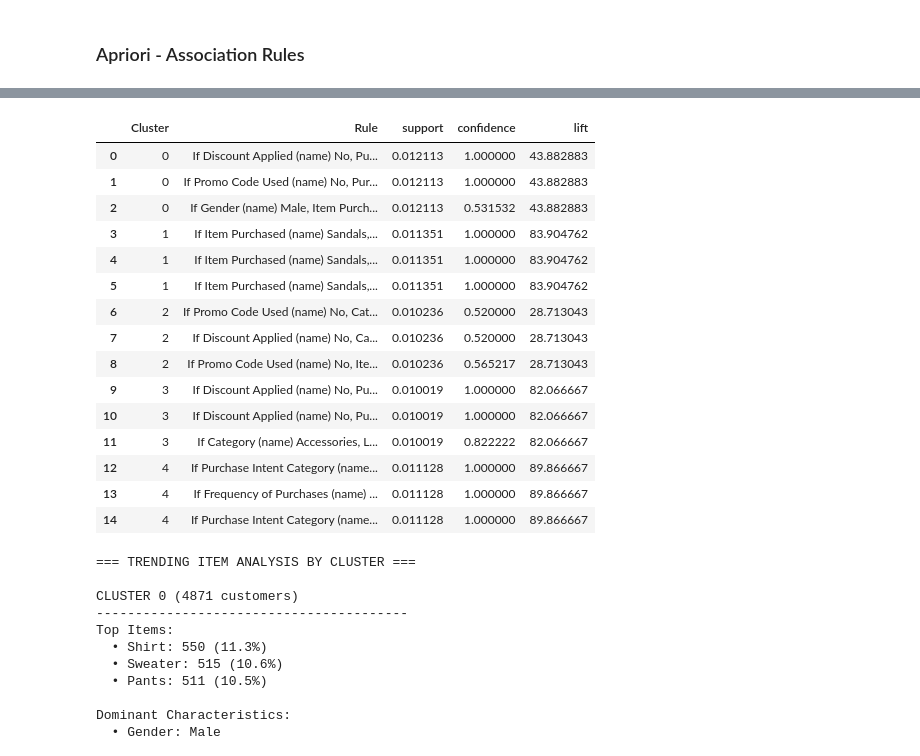
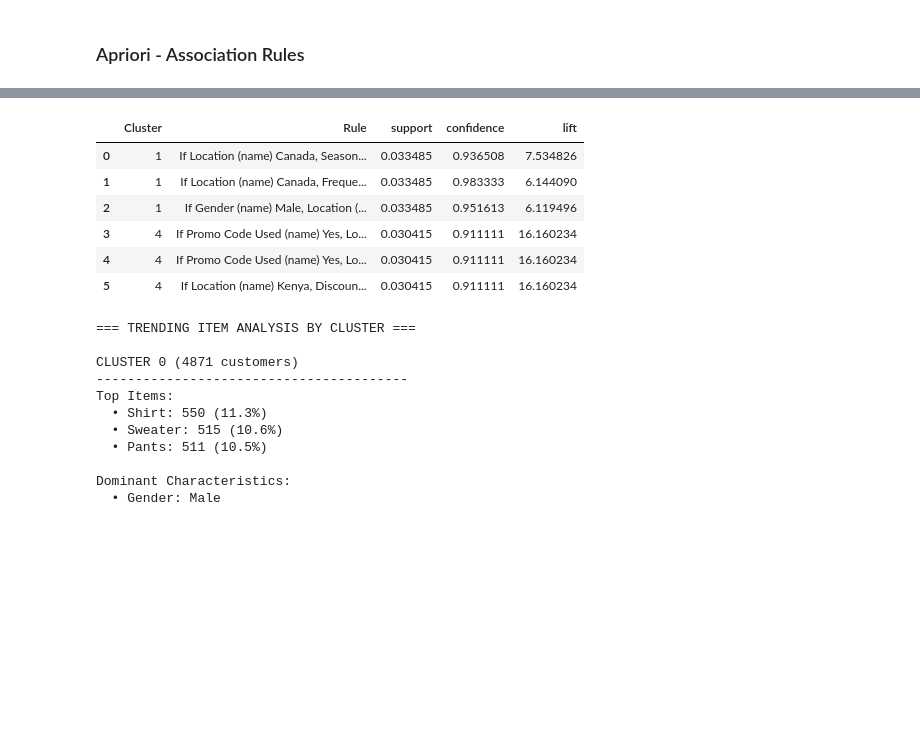
Before and after one commit to farahfuaad/Final-Year-Project-Prediction-of-Buying-Behavior-Patterns-using-ML, a Jupyter notebook: ml/trending_item_detection.ipynb, the cells around one changed output, grey strips where cells are left out. Saved outputs shown, nothing was run; the diff lists cells and outputs as text; code cells hidden in the pictures; blank space fills up the shorter version.

Commit message:
apriori rules results

```diff
--- a/ml/trending_item_detection.ipynb
+++ b/ml/trending_item_detection.ipynb
@@ -425,44 +547,35 @@ Association Rules Summary:
 # %%
 # Readable Apriori Results
-rules_df = pd.read_csv("cluster_apriori_rules.csv")
+rules_df = pd.read_csv("actionable_cluster_rules.csv")
 
 # Clean text
 def clean_text(text):
     text = text.replace("frozenset({", "").replace("})", "")
     text = text.replace("_", " ").replace("'", "")
     return text
 
 rules_df['antecedents'] = rules_df['antecedents'].apply(clean_text)
 rules_df['consequents'] = rules_df['consequents'].apply(clean_text)
 
 # Create readable rule
 rules_df['Rule'] = "If " + rules_df['antecedents'] + " then " + rules_df['consequents']
 
 # Select top 3 per cluster
 top_rules = rules_df.groupby('Cluster').apply(lambda x: x.nlargest(3, 'lift')).reset_index(drop=True)
 
 # Display
 top_rules[['Cluster', 'Rule', 'support', 'confidence', 'lift']].style.set_properties(
      subset=['Rule'],
      **{'white-space': 'pre-line', 'word-break': 'break-word', 'max-width': '350px'}
      )
 # %% [output]
 |  | Cluster | Rule | support | confidence | lift |
-| 0 | 0 | If Discount Applied (name) No, Pu... | 0.012113 | 1.000000 | 43.882883 |
-| 1 | 0 | If Promo Code Used (name) No, Pur... | 0.012113 | 1.000000 | 43.882883 |
-| 2 | 0 | If Gender (name) Male, Item Purch... | 0.012113 | 0.531532 | 43.882883 |
-| 3 | 1 | If Item Purchased (name) Sandals,... | 0.011351 | 1.000000 | 83.904762 |
-| 4 | 1 | If Item Purchased (name) Sandals,... | 0.011351 | 1.000000 | 83.904762 |
-| 5 | 1 | If Item Purchased (name) Sandals,... | 0.011351 | 1.000000 | 83.904762 |
-| 6 | 2 | If Promo Code Used (name) No, Cat... | 0.010236 | 0.520000 | 28.713043 |
-| 7 | 2 | If Discount Applied (name) No, Ca... | 0.010236 | 0.520000 | 28.713043 |
-| 8 | 2 | If Promo Code Used (name) No, Ite... | 0.010236 | 0.565217 | 28.713043 |
-| 9 | 3 | If Discount Applied (name) No, Pu... | 0.010019 | 1.000000 | 82.066667 |
-| 10 | 3 | If Discount Applied (name) No, Pu... | 0.010019 | 1.000000 | 82.066667 |
-| 11 | 3 | If Category (name) Accessories, L... | 0.010019 | 0.822222 | 82.066667 |
-| 12 | 4 | If Purchase Intent Category (name... | 0.011128 | 1.000000 | 89.866667 |
-| 13 | 4 | If Frequency of Purchases (name) ... | 0.011128 | 1.000000 | 89.866667 |
-| 14 | 4 | If Purchase Intent Category (name... | 0.011128 | 1.000000 | 89.866667 |
+| 0 | 1 | If Location (name) Canada, Season... | 0.033485 | 0.936508 | 7.534826 |
+| 1 | 1 | If Location (name) Canada, Freque... | 0.033485 | 0.983333 | 6.144090 |
+| 2 | 1 | If Gender (name) Male, Location (... | 0.033485 | 0.951613 | 6.119496 |
+| 3 | 4 | If Promo Code Used (name) Yes, Lo... | 0.030415 | 0.911111 | 16.160234 |
+| 4 | 4 | If Promo Code Used (name) Yes, Lo... | 0.030415 | 0.911111 | 16.160234 |
+| 5 | 4 | If Location (name) Kenya, Discoun... | 0.030415 | 0.911111 | 16.160234 |
 # %%
 # Simple Trending Item Analysis (Alternative to Association Rules)
 print("=== TRENDING ITEM ANALYSIS BY CLUSTER ===\n")
```
Also changed, not shown: parts of 3 cells of this notebook, 3 other files.
